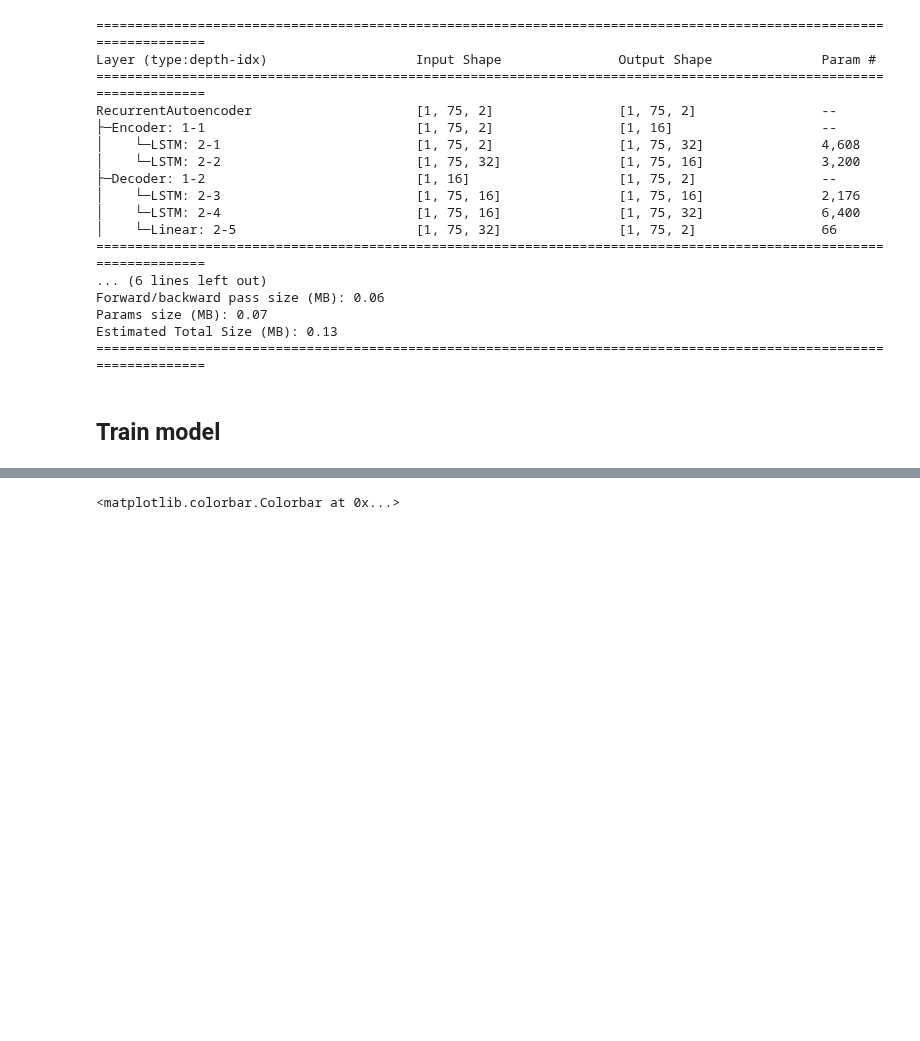
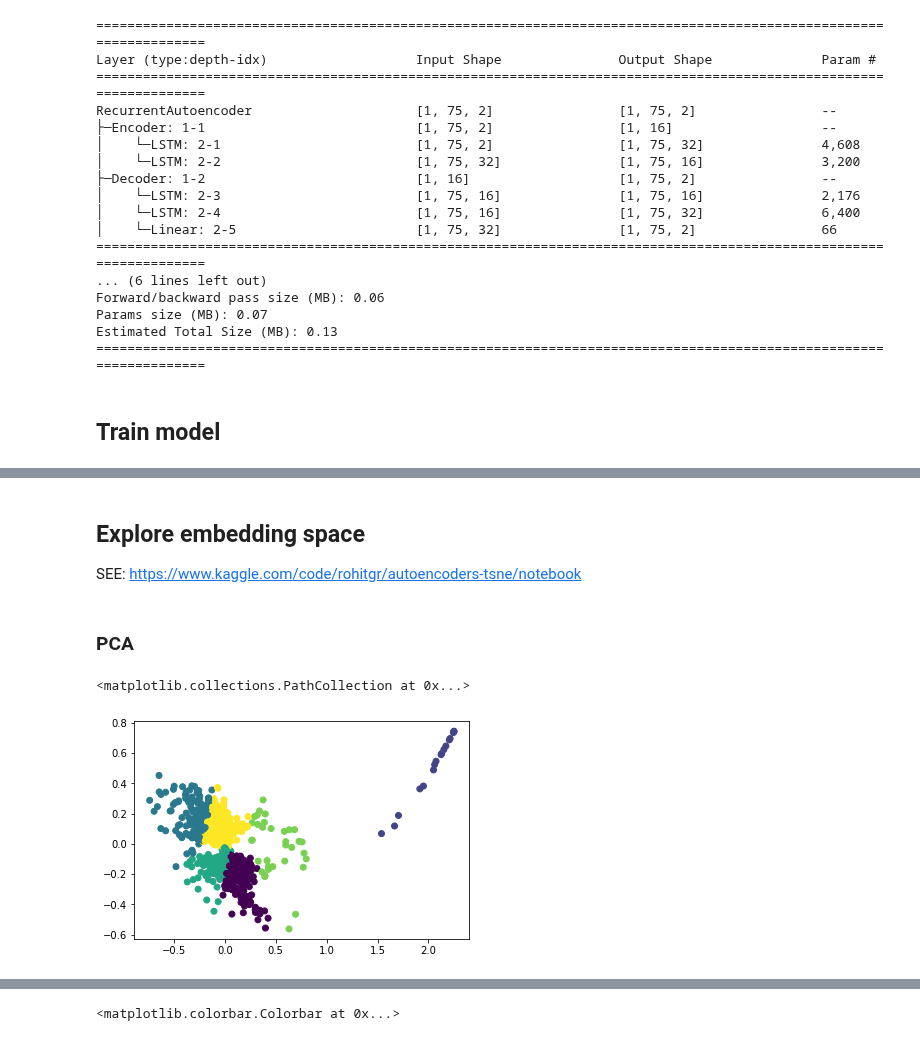
Before and after one commit to NevVerVer/Neuromatch_2022_EcoG_movements, a Jupyter notebook: models/lstm_model_training.ipynb, the cells around one changed output, grey strips where cells are left out. Cells and saved outputs as stored; diff of their text form; code cells hidden in the pictures; blank space fills up the shorter version.

```diff
--- a/models/lstm_model_training.ipynb
+++ b/models/lstm_model_training.ipynb
@@ -290,0 +253,4 @@ plt.show()
+# %% [markdown]
+## Explore embedding space
+
+SEE: https://www.kaggle.com/code/rohitgr/autoencoders-tsne/notebook
@@ -290,0 +261,6 @@ plt.show()
+# %%
+z_x_train = rae.encoder(X_train.to('cpu'))
+z_x_train = z_x_train.detach().numpy()
+
+X_TSNE = TSNE(n_components=2, random_state=SEED).fit_transform(z_x_train)
+X_PCA = PCA(n_components=2, random_state=SEED).fit_transform(z_x_train)
@@ -290,0 +329,2 @@ plt.show()
+# %% [markdown]
+### PCA
@@ -290,0 +360,7 @@ plt.show()
+# %%
+kmeans = KMeans(n_clusters=6)
+Y_PCA = kmeans.fit_predict(X_PCA)
+plt.scatter(X_PCA[:, 0], X_PCA[:, 1], c = Y_PCA)
+# %% [output]
+<matplotlib.collections.PathCollection at 0x...>
+[figure, added]
```
Also changed, not shown: parts of 11 cells of this notebook, 1 other file.
